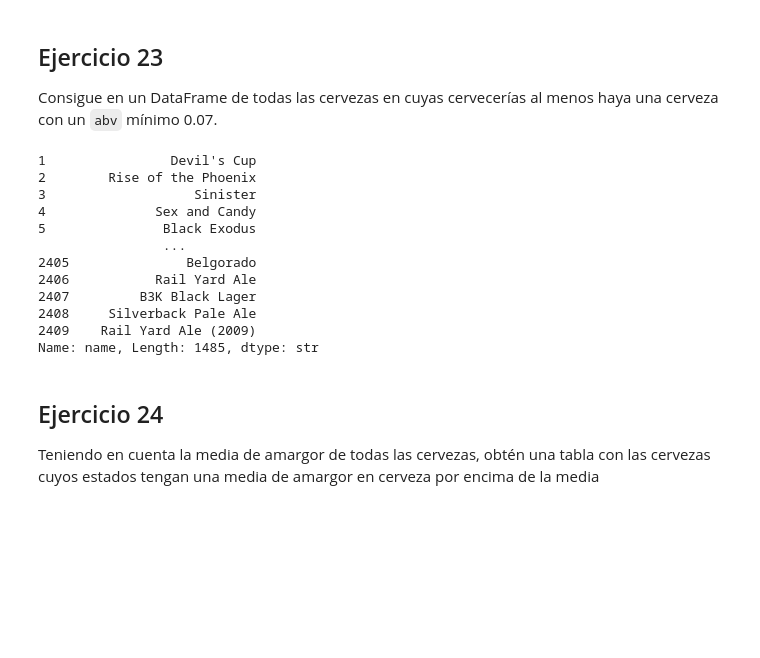
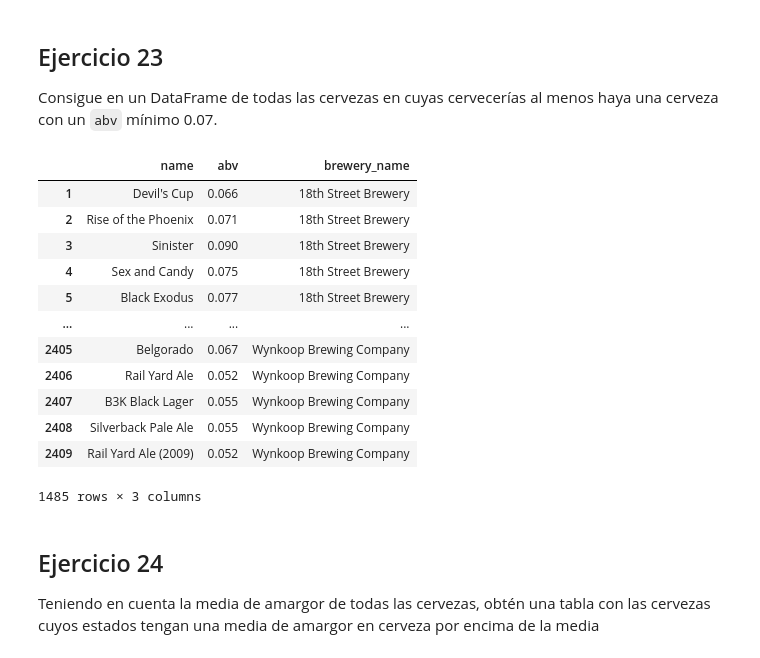
Before and after one commit to naiamerino/2026-02-BILBAO-FT-Data-Science, a Jupyter notebook: 2-Data_Analysis/2-Pandas/Practica/6-Beers/birras_repaso_NMG.ipynb, the cells around one changed output. Drawn from its saved outputs; the diff is of its cells as text; code cells hidden in the pictures; blank space fills up the shorter version.

```diff
--- a/2-Data_Analysis/2-Pandas/Practica/6-Beers/birras_repaso_NMG.ipynb
+++ b/2-Data_Analysis/2-Pandas/Practica/6-Beers/birras_repaso_NMG.ipynb
@@ -464,26 +501,27 @@ Consigue en un DataFrame de todas las cervezas en cuyas cervecerías al menos ha
 # %%
 # Primero el listado de las cervecerías que tienen al menos una cerveza con abv >= 0.07
 cervecerias = beerswithbreweries["brewery_name"][beerswithbreweries["abv"]>=0.07].unique()
 
 # Ahora tengo que quedarme con todas las cervezas de esas cervecerías. Así me quedo con todo el dataset
 cervezas = beerswithbreweries[beerswithbreweries ["brewery_name"].isin (cervecerias)]
 
 #Si solo quiero la lista de cervezas
-nombres_cervezas = beerswithbreweries[beerswithbreweries ["brewery_name"].isin (cervecerias)]["name"]
+nombres_cervezas = beerswithbreweries[beerswithbreweries ["brewery_name"].isin (cervecerias)][["name","abv", "brewery_name"]]
 nombres_cervezas
 # %% [output]
+|  | name | abv | brewery_name |
+| 1 | Devil's Cup | 0.066 | 18th Street Brewery |
+| 2 | Rise of the Phoenix | 0.071 | 18th Street Brewery |
+| 3 | Sinister | 0.090 | 18th Street Brewery |
+| 4 | Sex and Candy | 0.075 | 18th Street Brewery |
+| 5 | Black Exodus | 0.077 | 18th Street Brewery |
+| ... | ... | ... | ... |
+| 2405 | Belgorado | 0.067 | Wynkoop Brewing Company |
+| 2406 | Rail Yard Ale | 0.052 | Wynkoop Brewing Company |
+| 2407 | B3K Black Lager | 0.055 | Wynkoop Brewing Company |
+| 2408 | Silverback Pale Ale | 0.055 | Wynkoop Brewing Company |
+| 2409 | Rail Yard Ale (2009) | 0.052 | Wynkoop Brewing Company |
-1                Devil's Cup
-2        Rise of the Phoenix
-3                   Sinister
-4              Sex and Candy
-5               Black Exodus
-                ...
-2405               Belgorado
-2406           Rail Yard Ale
-2407         B3K Black Lager
-2408     Silverback Pale Ale
-2409    Rail Yard Ale (2009)
-Name: name, Length: 1485, dtype: str
+1485 rows × 3 columns
 # %% [markdown]
 ## Ejercicio 24
 Teniendo en cuenta la media de amargor de todas las cervezas, obtén una tabla con las cervezas cuyos estados tengan una media de amargor en cerveza por encima de la media
```
Also changed, not shown: parts of 14 cells of this notebook, 7 other files.
